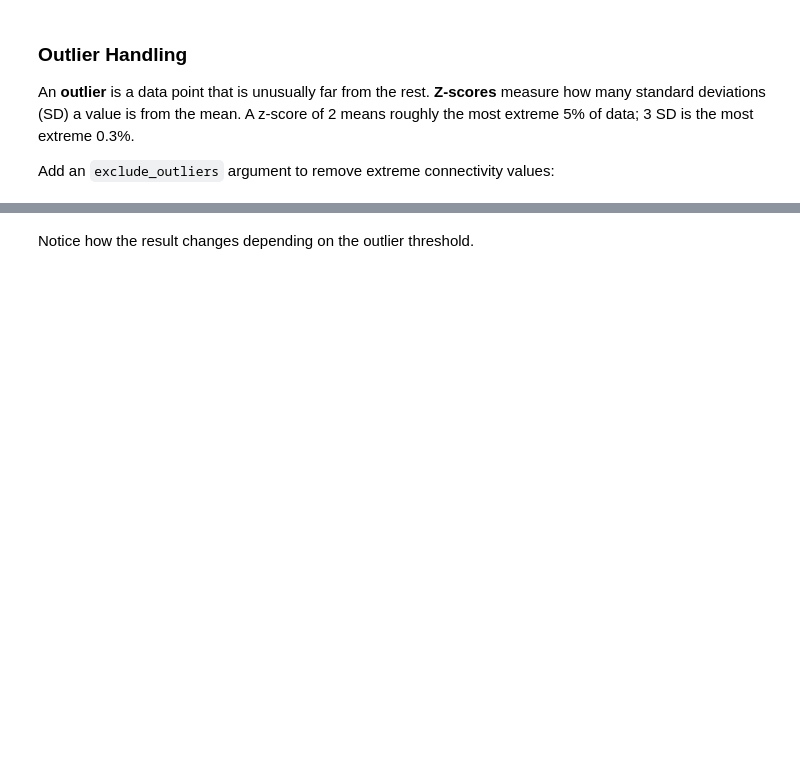
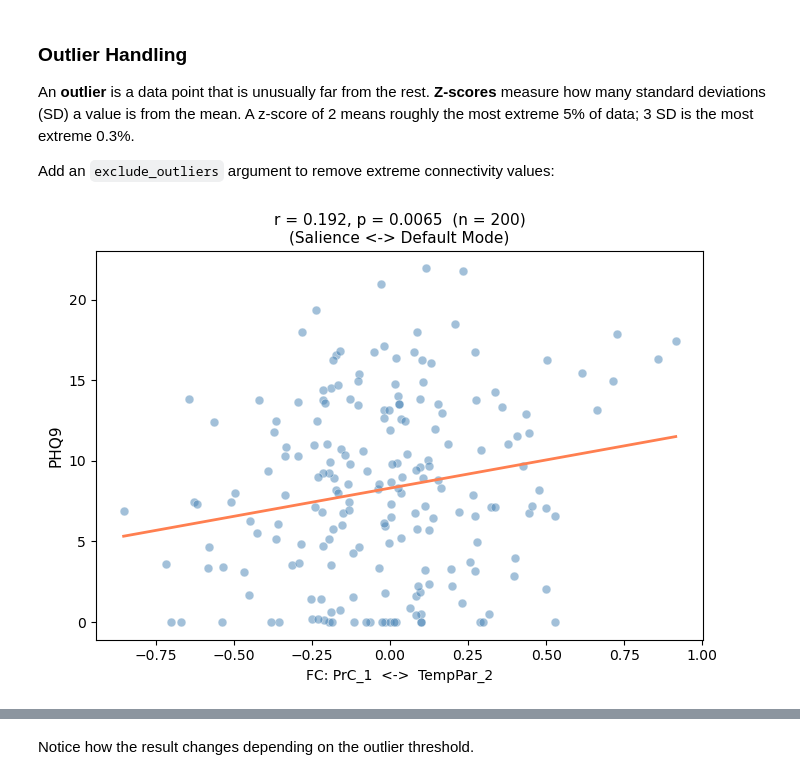
Before and after one commit to cmahlen/python-stats-demo, a Jupyter notebook: Repro_Lab_Exploratory.ipynb, the cells around one changed output, grey strips where cells are left out. Drawn from its saved outputs; the diff is of its cells as text; code cells hidden in the pictures; blank space fills up the shorter version.

```diff
--- a/Repro_Lab_Exploratory.ipynb
+++ b/Repro_Lab_Exploratory.ipynb
@@ -415,7 +548,17 @@ An **outlier** is a data point that is unusually far from the rest. **Z-scores**
 
 Add an `exclude_outliers` argument to remove extreme connectivity values:
 # %%
+# Pick an edge where outlier removal dramatically changes the result
+if TOPIC == 'pain':
+    out_roi_a, out_roi_b = 'RH_LimbicB_OFC_2', 'RH_LimbicA_TempPole_4'
+elif TOPIC == 'depression':
+    out_roi_a, out_roi_b = 'RH_SalVentAttnA_PrC_1', 'RH_TempPar_2'
+else:  # anxiety
+    out_roi_a, out_roi_b = 'LH_DefaultB_Temp_1', 'RH_DefaultA_PFCm_1'
+
 # All data
-helpers.plot_edge('HIP-lh', 'AMY-rh')
+helpers.plot_edge(out_roi_a, out_roi_b)
+# %% [output]
+[figure, added]
 # %%
 # Remove outliers (> 2 SD from the mean -- the most extreme ~5% of values)
```
Also changed, not shown: parts of 41 cells of this notebook, 2 other files.
